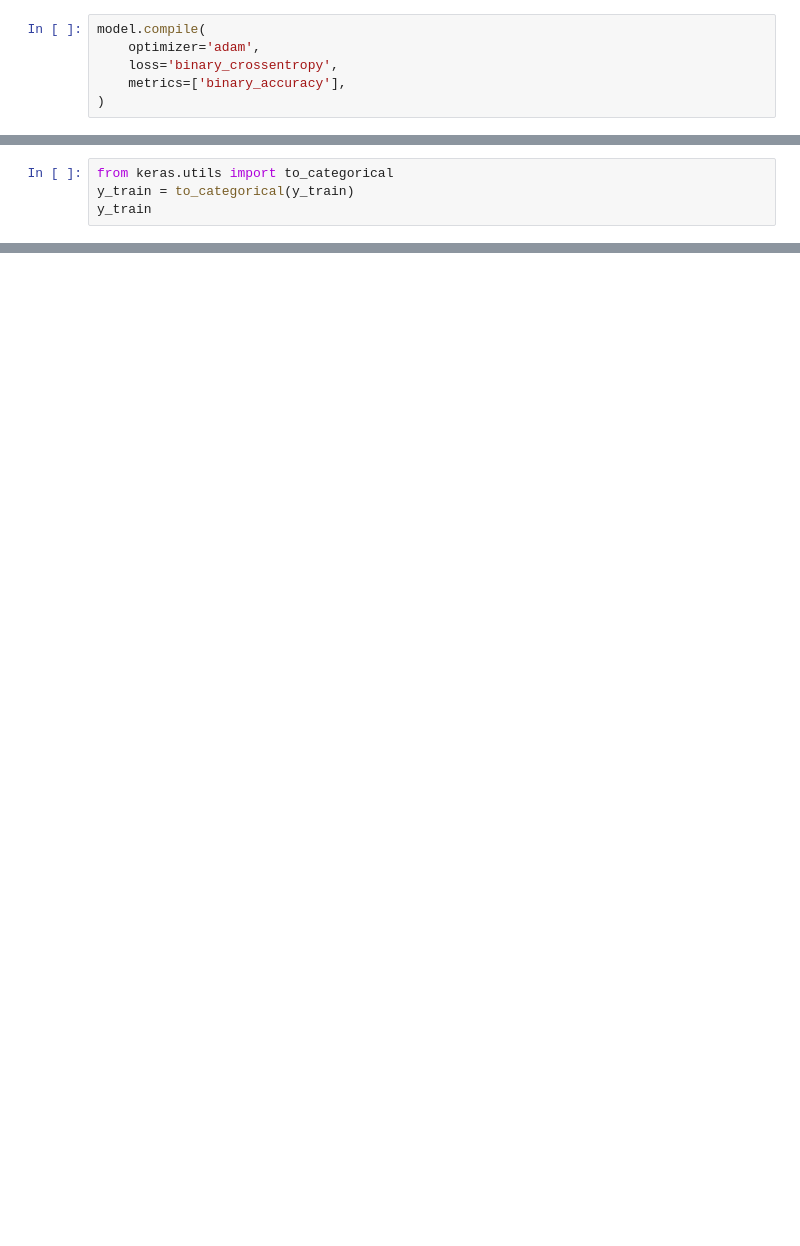
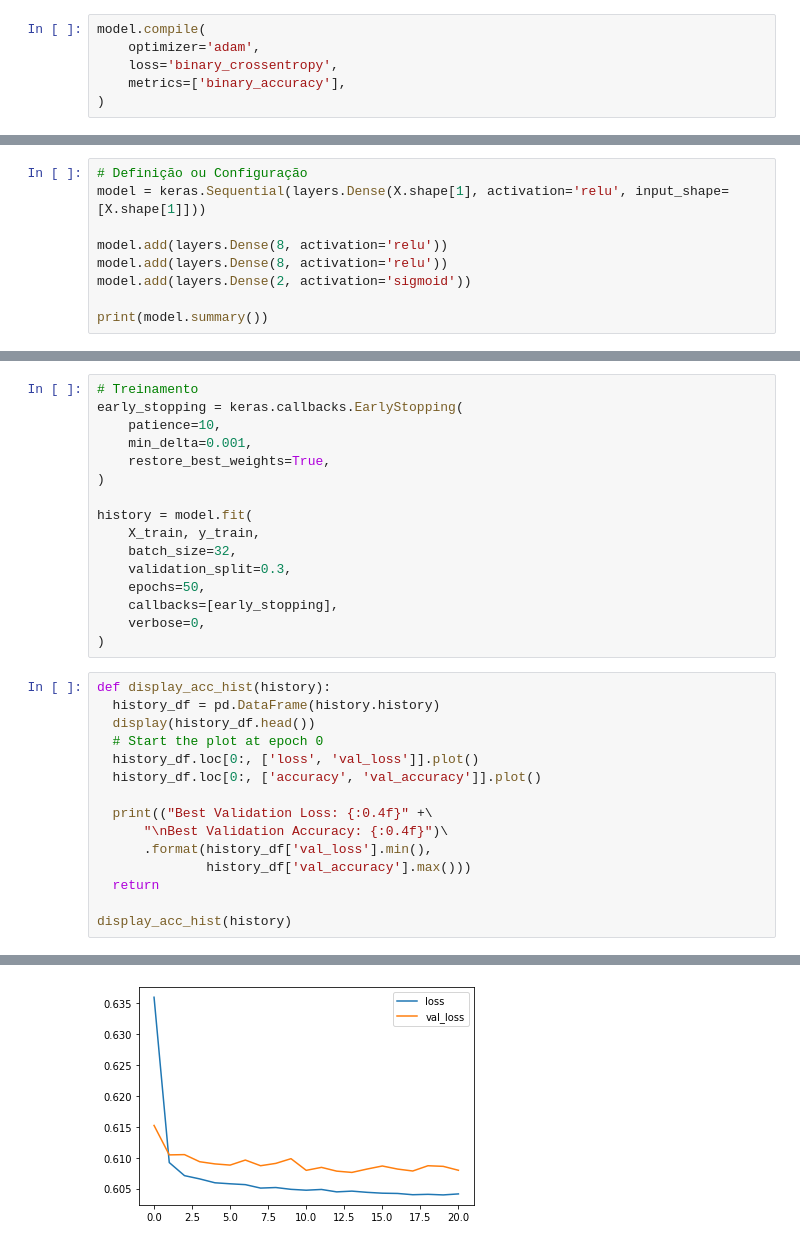
Before and after one commit to Rogerio-mack/Deep-Learning-I, a Jupyter notebook: T4.ipynb, the cells around one changed output, grey strips where cells are left out. Saved outputs shown, nothing was run; the diff lists cells and outputs as text; blank space fills up the shorter version.

```diff
--- a/T4.ipynb
+++ b/T4.ipynb
@@ -658,4 +855,0 @@ Os dados para o `Keras` (TensorFlow) devem ser matrizes, com a saída em formato
-# %%
-from keras.utils import to_categorical
-y_train = to_categorical(y_train)
-y_train
@@ -895,0 +864,9 @@ Acesse o tutorial do `PyTorch`, **Tensors** em https://pytorch.org/tutorials/beg
+# %%
+# Definição ou Configuração
+model = keras.Sequential(layers.Dense(X.shape[1], activation='relu', input_shape=[X.shape[1]]))
+
+model.add(layers.Dense(8, activation='relu'))
+model.add(layers.Dense(8, activation='relu'))
+model.add(layers.Dense(2, activation='sigmoid'))
+
+print(model.summary())
@@ -895,0 +901,32 @@ Acesse o tutorial do `PyTorch`, **Tensors** em https://pytorch.org/tutorials/beg
+# %%
+# Treinamento
+early_stopping = keras.callbacks.EarlyStopping(
+    patience=10,
+    min_delta=0.001,
+    restore_best_weights=True,
+)
+
+history = model.fit(
+    X_train, y_train,
+    batch_size=32,
+    validation_split=0.3,
+    epochs=50,
+    callbacks=[early_stopping],
+    verbose=0,
+)
+# %%
+def display_acc_hist(history):
+  history_df = pd.DataFrame(history.history)
+  display(history_df.head())
+  # Start the plot at epoch 0
+  history_df.loc[0:, ['loss', 'val_loss']].plot()
+  history_df.loc[0:, ['accuracy', 'val_accuracy']].plot()
+
+  print(("Best Validation Loss: {:0.4f}" +\
+      "\nBest Validation Accuracy: {:0.4f}")\
+      .format(history_df['val_loss'].min(),
+              history_df['val_accuracy'].max()))
+  return
+
+display_acc_hist(history)
+# %% [output]
@@ -895,0 +941 @@ Acesse o tutorial do `PyTorch`, **Tensors** em https://pytorch.org/tutorials/beg
+[figure, added]
```
Also changed, not shown: parts of 122 cells of this notebook.
